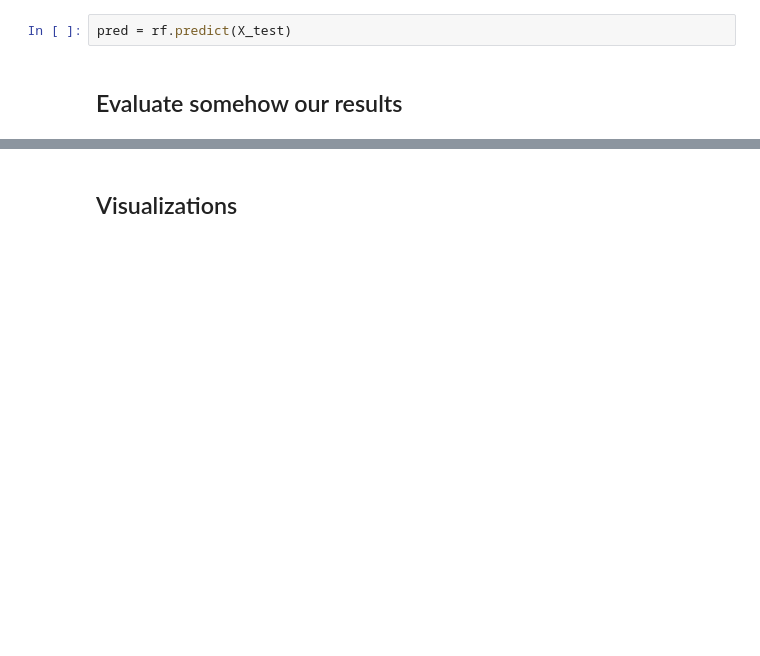
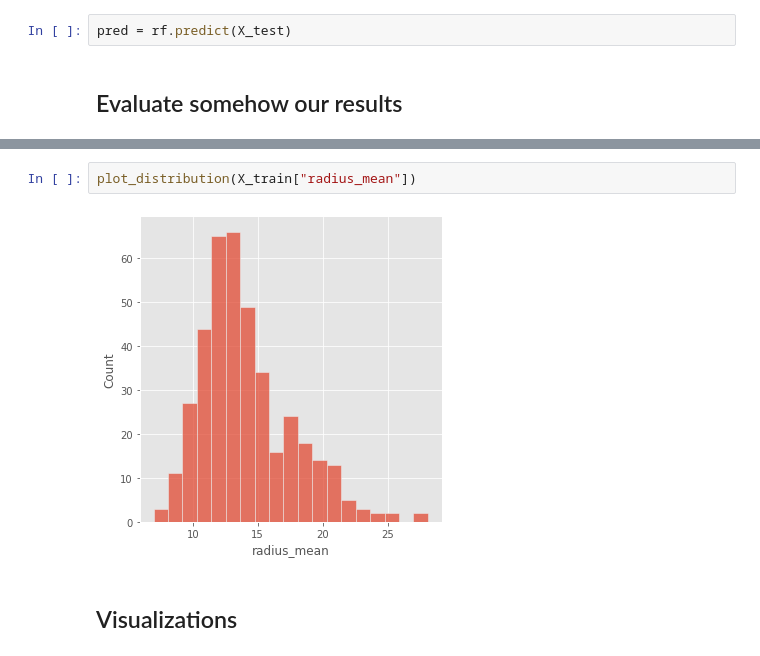
Before and after one commit to Research-Topics-in-Data-Mining/missingness-effect-complete-dataset, a Jupyter notebook: notebooks/Research Topics Project.ipynb, the cells around one changed output, grey strips where cells are left out. Saved outputs shown, nothing was run; the diff lists cells and outputs as text; blank space fills up the shorter version.

```diff
--- a/notebooks/Research Topics Project.ipynb
+++ b/notebooks/Research Topics Project.ipynb
@@ -74,3 +96,7 @@ weighted avg       0.97      0.96      0.96       171
+# %%
+plot_distribution(X_train["radius_mean"])
+# %% [output]
+[figure, added]
 # %% [markdown]
 ## Visualizations
 # %% [markdown]
```
Also changed, not shown: parts of 5 cells of this notebook.
